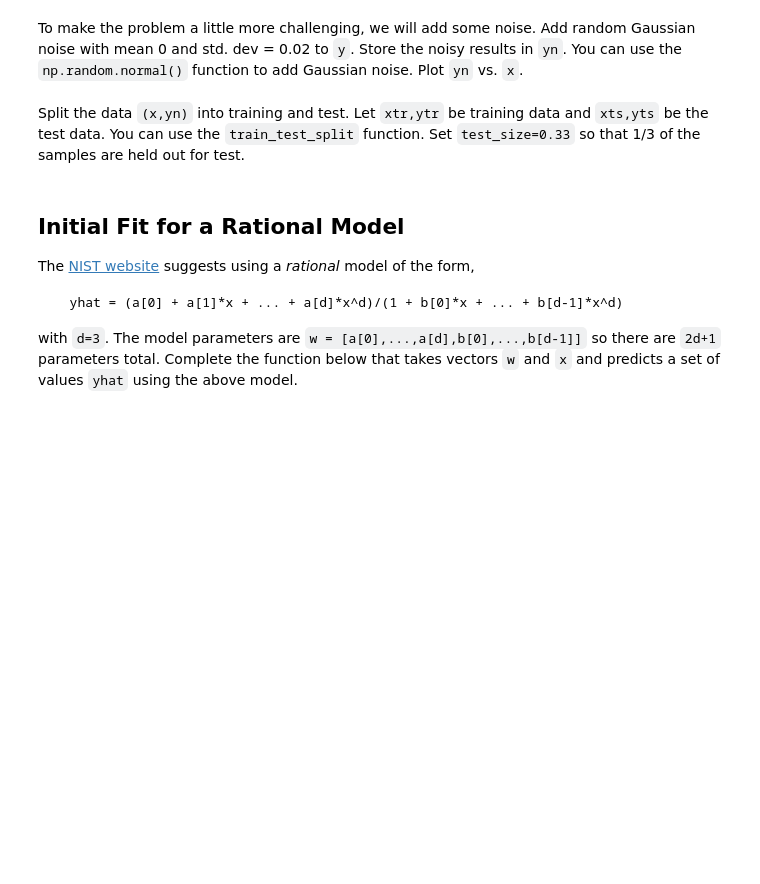
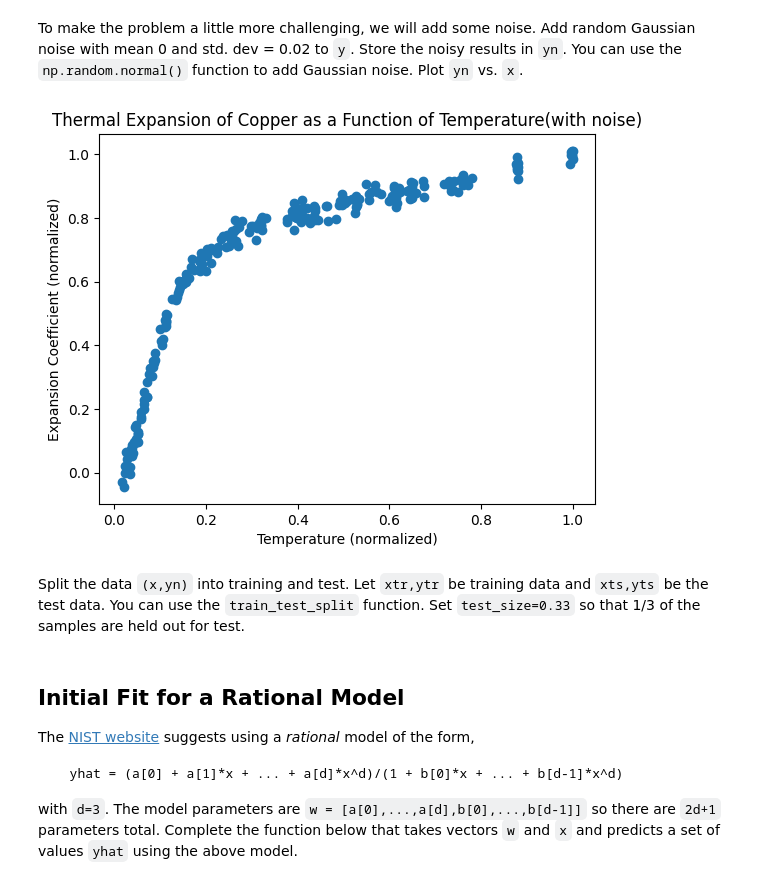
Before and after one commit to dpcarry/introml, a Jupyter notebook: unit07_optim/lab_nlls_partial.ipynb, the cells around one changed output. Cells and saved outputs as stored; diff of their text form; code cells hidden in the pictures; blank space fills up the shorter version.

```diff
--- a/unit07_optim/lab_nlls_partial.ipynb
+++ b/unit07_optim/lab_nlls_partial.ipynb
@@ -66,3 +69,14 @@ To make the problem a little more challenging, we will add some noise.  Add rand
+# %%
+# TODO
+# yn = y + ...
+yn = y + np.random.normal(0,0.02,len(y))
+plt.plot(x,yn,'o')
+plt.xlabel("Temperature (normalized)")
+plt.ylabel("Expansion Coefficient (normalized)")
+plt.title("Thermal Expansion of Copper as a Function of Temperature(with noise)")
+plt.show()
+# %% [output]
+[figure, added]
 # %% [markdown]
 Split the data `(x,yn)` into training and test.  Let `xtr,ytr` be training data and `xts,yts` be the test data.  You can use the `train_test_split` function.  Set `test_size=0.33` so that 1/3 of the samples are held out for test.
 # %%
```
Also changed, not shown: parts of 9 cells of this notebook.
